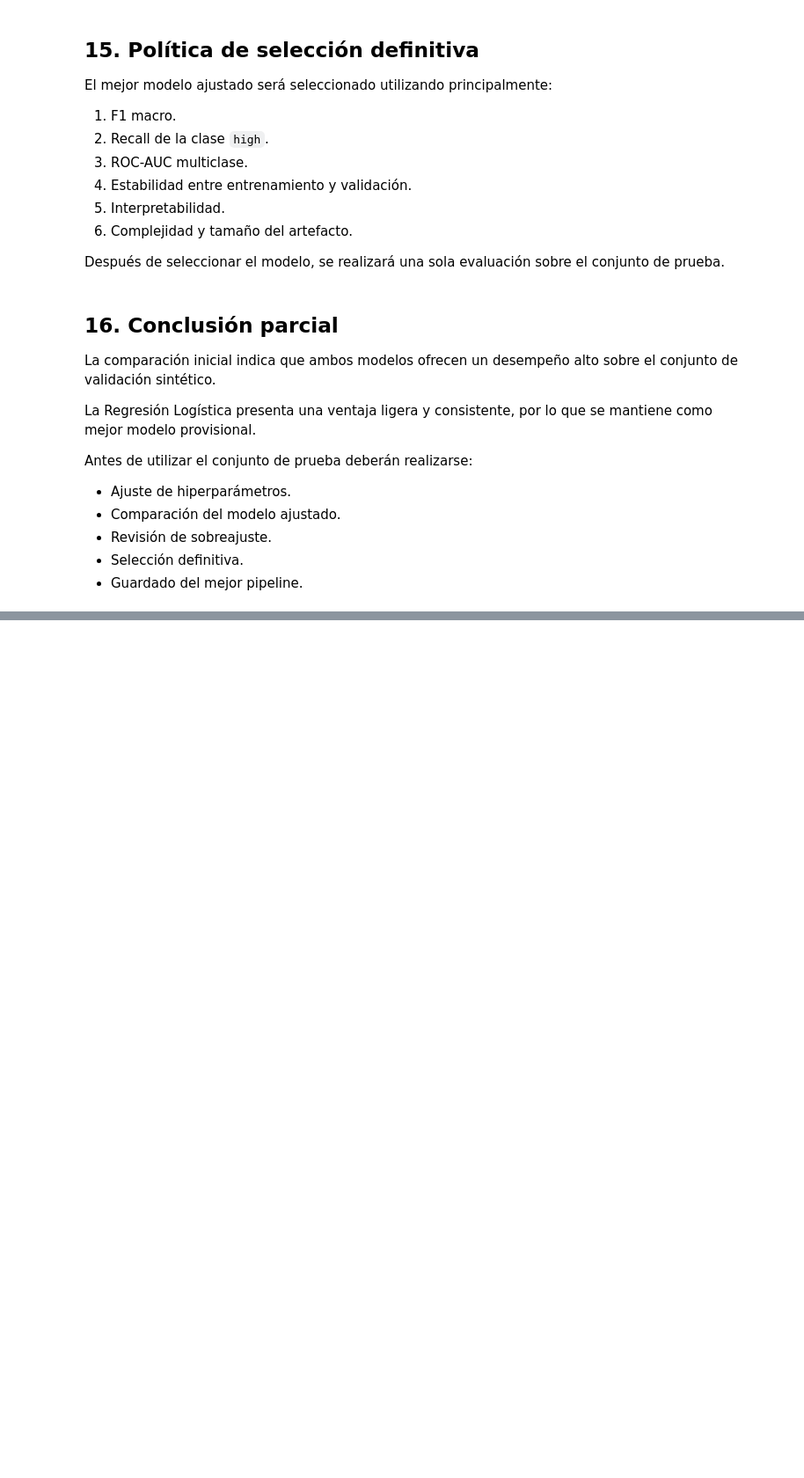
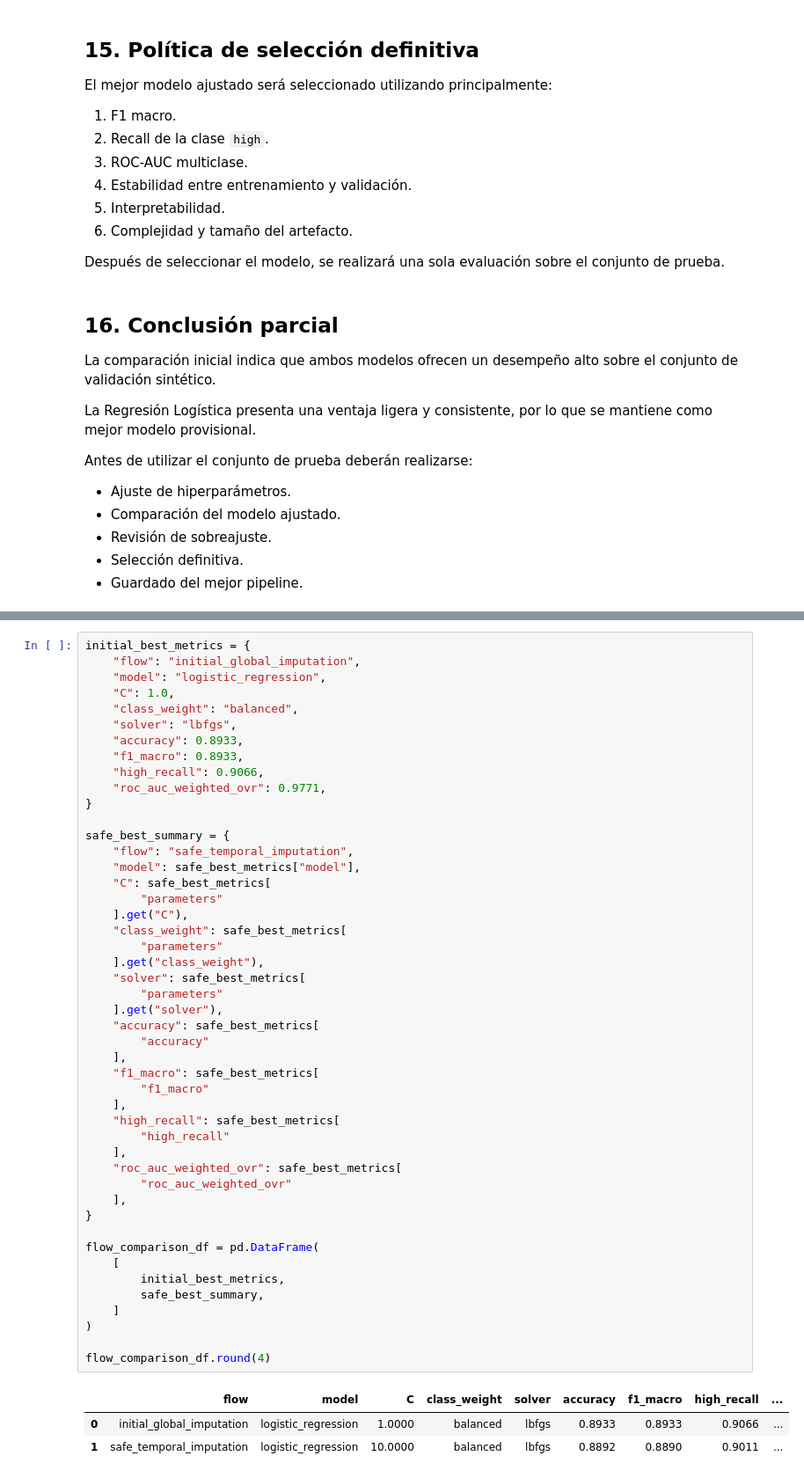
Before and after one commit to KouDionicio/9A-IDGS-ECBD-VitalMind-, a Jupyter notebook: ml-service/app/notebooks/02_risk_model_comparison.ipynb, the cells around one changed output, grey strips where cells are left out. Shown at 88% size. Saved outputs shown, nothing was run; the diff lists cells and outputs as text; blank space fills up the shorter version.

```diff
--- a/ml-service/app/notebooks/02_risk_model_comparison.ipynb
+++ b/ml-service/app/notebooks/02_risk_model_comparison.ipynb
@@ -1585,0 +1689,51 @@ Antes de utilizar el conjunto de prueba deberán realizarse:
+# %%
+initial_best_metrics = {
+    "flow": "initial_global_imputation",
+    "model": "logistic_regression",
+    "C": 1.0,
+    "class_weight": "balanced",
+    "solver": "lbfgs",
+    "accuracy": 0.8933,
+    "f1_macro": 0.8933,
+    "high_recall": 0.9066,
+    "roc_auc_weighted_ovr": 0.9771,
+}
+
+safe_best_summary = {
+    "flow": "safe_temporal_imputation",
+    "model": safe_best_metrics["model"],
+    "C": safe_best_metrics[
+        "parameters"
+    ].get("C"),
+    "class_weight": safe_best_metrics[
+        "parameters"
+    ].get("class_weight"),
+    "solver": safe_best_metrics[
+        "parameters"
+    ].get("solver"),
+    "accuracy": safe_best_metrics[
+        "accuracy"
+    ],
+    "f1_macro": safe_best_metrics[
+        "f1_macro"
+    ],
+    "high_recall": safe_best_metrics[
+        "high_recall"
+    ],
+    "roc_auc_weighted_ovr": safe_best_metrics[
+        "roc_auc_weighted_ovr"
+    ],
+}
+
+flow_comparison_df = pd.DataFrame(
+    [
+        initial_best_metrics,
+        safe_best_summary,
+    ]
+)
+
+flow_comparison_df.round(4)
+# %% [output]
+|  | flow | model | C | class_weight | solver | accuracy | f1_macro | high_recall | ... |
+| 0 | initial_global_imputation | logistic_regression | 1.0000 | balanced | lbfgs | 0.8933 | 0.8933 | 0.9066 | ... |
+| 1 | safe_temporal_imputation | logistic_regression | 10.0000 | balanced | lbfgs | 0.8892 | 0.8890 | 0.9011 | ... |
```
Also changed, not shown: parts of 14 cells of this notebook.
